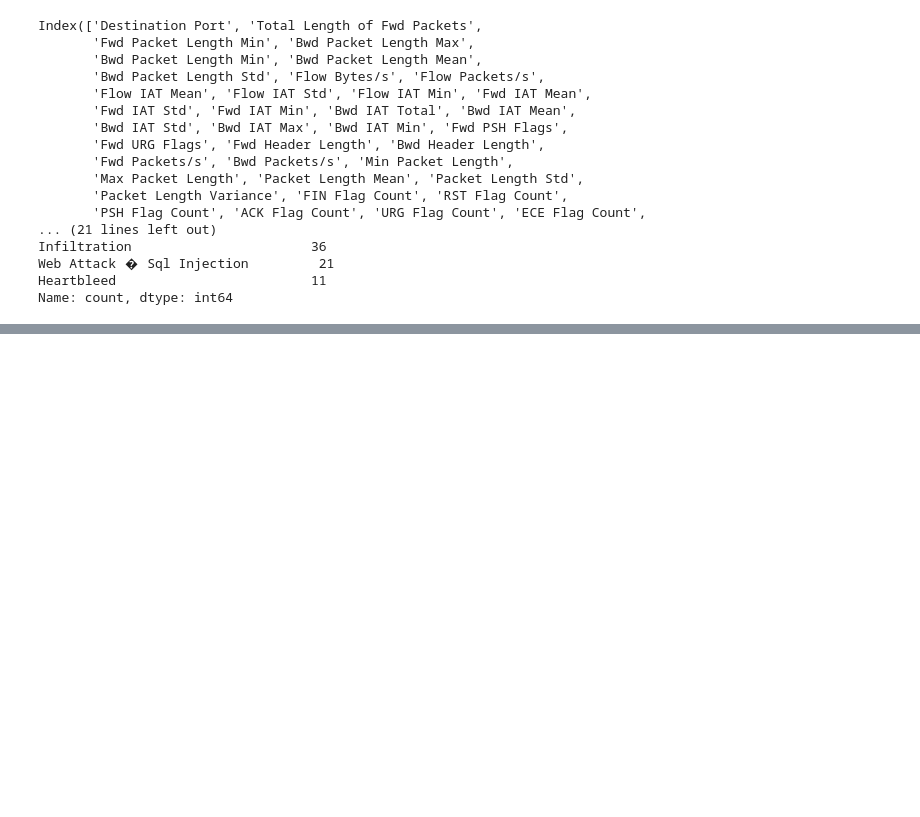
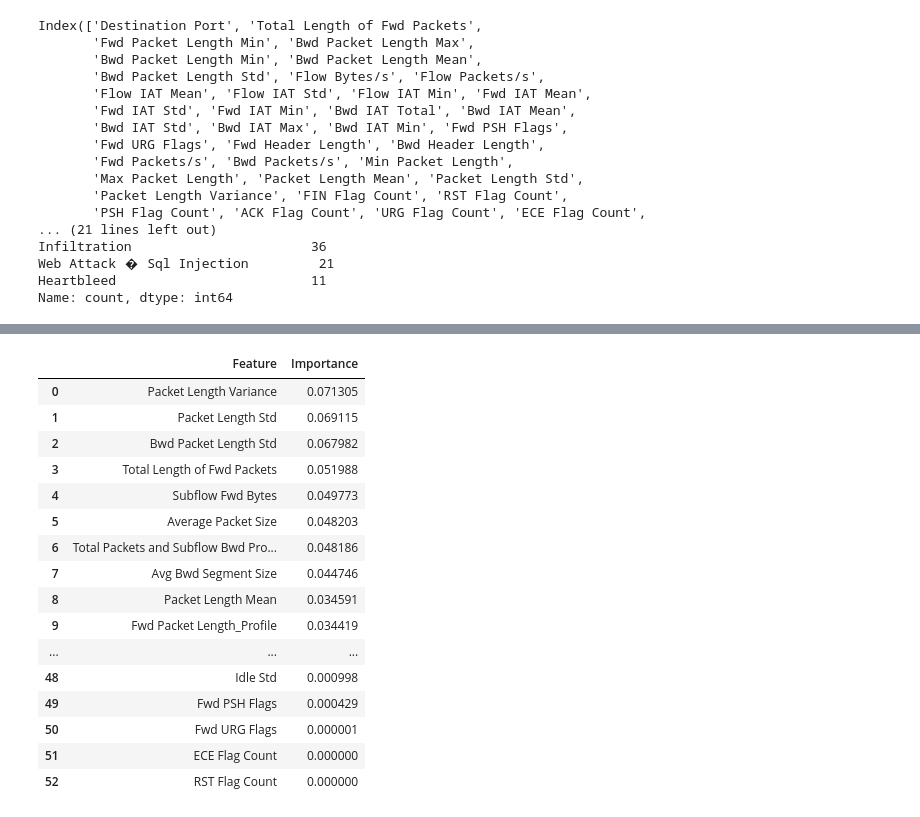
Before and after one commit to Ahmed-Mahmoud-M/deep-anomaly-ips, a Jupyter notebook: python/utils/preprocess.ipynb, the cells around one changed output, grey strips where cells are left out. Saved outputs shown, nothing was run; the diff lists cells and outputs as text; code cells hidden in the pictures; blank space fills up the shorter version.

```diff
--- a/python/utils/preprocess.ipynb
+++ b/python/utils/preprocess.ipynb
@@ -656,0 +705,20 @@ Name: count, dtype: int64
+# %%
+rf_importance
+# %% [output]
+|  | Feature | Importance |
+| 0 | Packet Length Variance | 0.071305 |
+| 1 | Packet Length Std | 0.069115 |
+| 2 | Bwd Packet Length Std | 0.067982 |
+| 3 | Total Length of Fwd Packets | 0.051988 |
+| 4 | Subflow Fwd Bytes | 0.049773 |
+| 5 | Average Packet Size | 0.048203 |
+| 6 | Total Packets and Subflow Bwd Pro... | 0.048186 |
+| 7 | Avg Bwd Segment Size | 0.044746 |
+| 8 | Packet Length Mean | 0.034591 |
+| 9 | Fwd Packet Length_Profile | 0.034419 |
+| ... | ... | ... |
+| 48 | Idle Std | 0.000998 |
+| 49 | Fwd PSH Flags | 0.000429 |
+| 50 | Fwd URG Flags | 0.000001 |
+| 51 | ECE Flag Count | 0.000000 |
+| 52 | RST Flag Count | 0.000000 |
```
Also changed, not shown: parts of 16 cells of this notebook, 1 other file.
